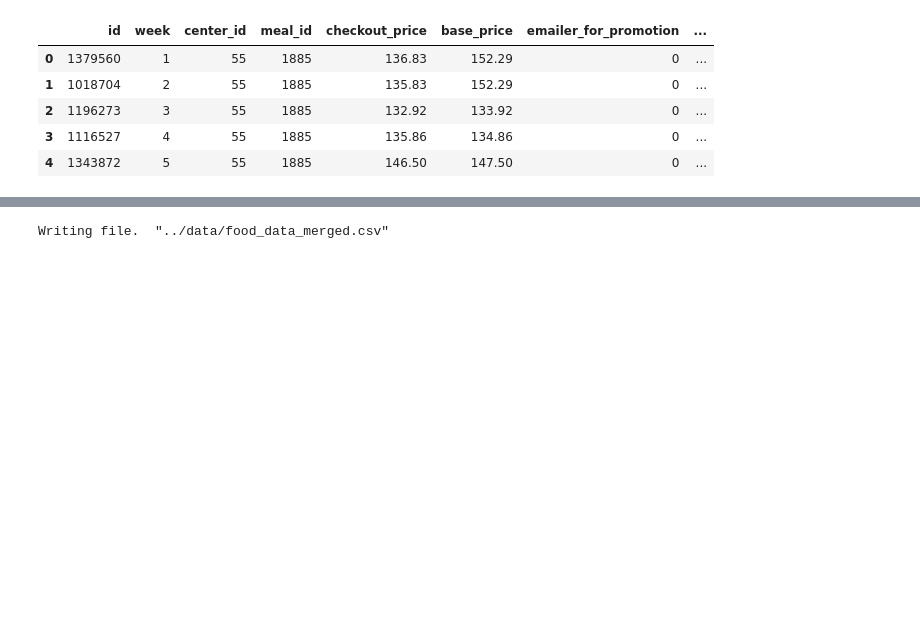
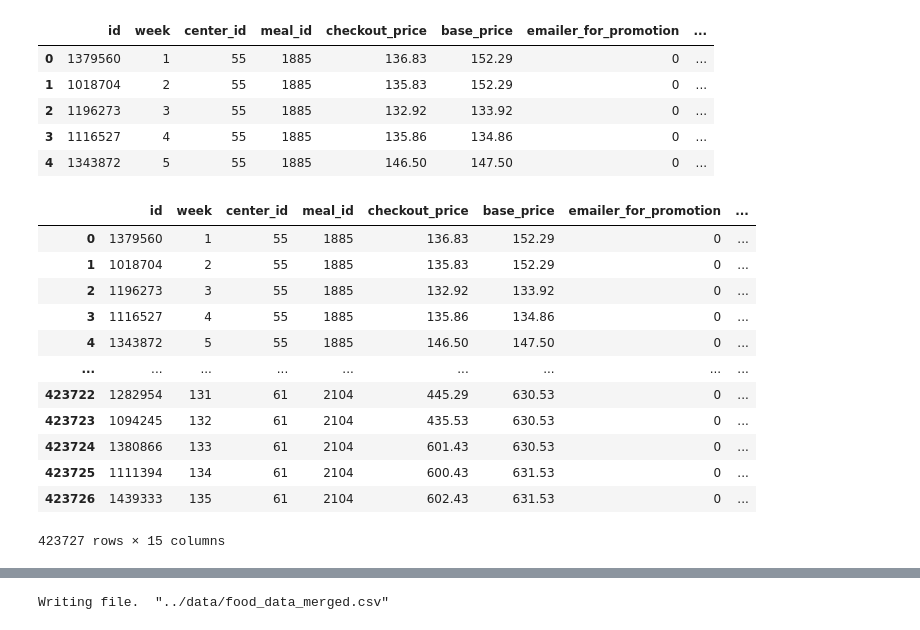
Before and after one commit to arezoo396/Capstone2-Food-Demand-Forecasting, a Jupyter notebook: Notebooks/Capstone2-DataWrangling.ipynb, the cells around one changed output, grey strips where cells are left out. Cells and saved outputs as stored; diff of their text form; code cells hidden in the pictures; blank space fills up the shorter version.

```diff
--- a/Notebooks/Capstone2-DataWrangling.ipynb
+++ b/Notebooks/Capstone2-DataWrangling.ipynb
@@ -77,3 +77,19 @@ food_data.head()
 | 2 | 1196273 | 3 | 55 | 1885 | 132.92 | 133.92 | 0 | ... |
 | 3 | 1116527 | 4 | 55 | 1885 | 135.86 | 134.86 | 0 | ... |
 | 4 | 1343872 | 5 | 55 | 1885 | 146.50 | 147.50 | 0 | ... |
+# %%
+food_data
+# %% [output]
+|  | id | week | center_id | meal_id | checkout_price | base_price | emailer_for_promotion | ... |
+| 0 | 1379560 | 1 | 55 | 1885 | 136.83 | 152.29 | 0 | ... |
+| 1 | 1018704 | 2 | 55 | 1885 | 135.83 | 152.29 | 0 | ... |
+| 2 | 1196273 | 3 | 55 | 1885 | 132.92 | 133.92 | 0 | ... |
+| 3 | 1116527 | 4 | 55 | 1885 | 135.86 | 134.86 | 0 | ... |
+| 4 | 1343872 | 5 | 55 | 1885 | 146.50 | 147.50 | 0 | ... |
+| ... | ... | ... | ... | ... | ... | ... | ... | ... |
+| 423722 | 1282954 | 131 | 61 | 2104 | 445.29 | 630.53 | 0 | ... |
+| 423723 | 1094245 | 132 | 61 | 2104 | 435.53 | 630.53 | 0 | ... |
+| 423724 | 1380866 | 133 | 61 | 2104 | 601.43 | 630.53 | 0 | ... |
+| 423725 | 1111394 | 134 | 61 | 2104 | 600.43 | 631.53 | 0 | ... |
+| 423726 | 1439333 | 135 | 61 | 2104 | 602.43 | 631.53 | 0 | ... |
+423727 rows × 15 columns
```
Also changed, not shown: parts of 13 cells of this notebook.
